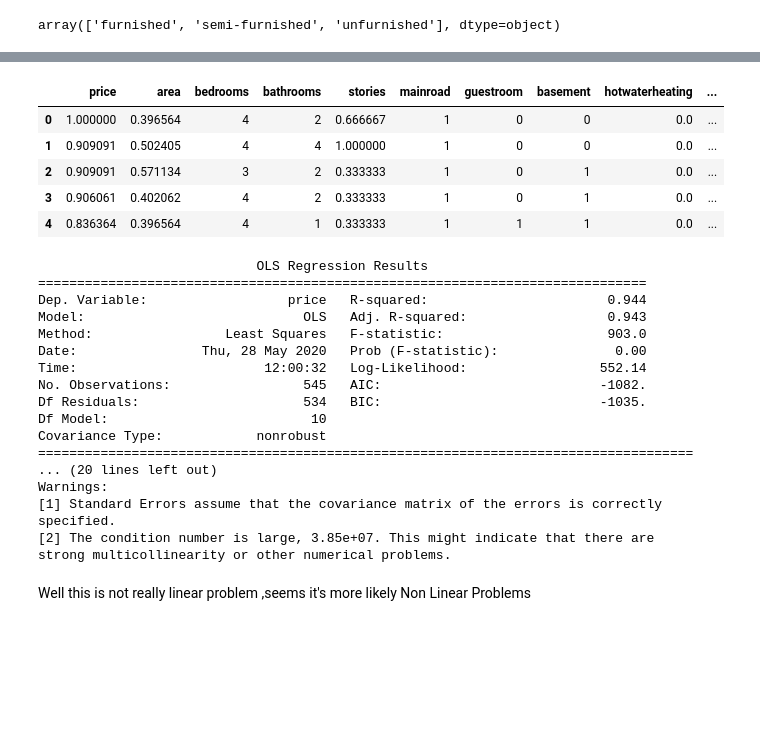
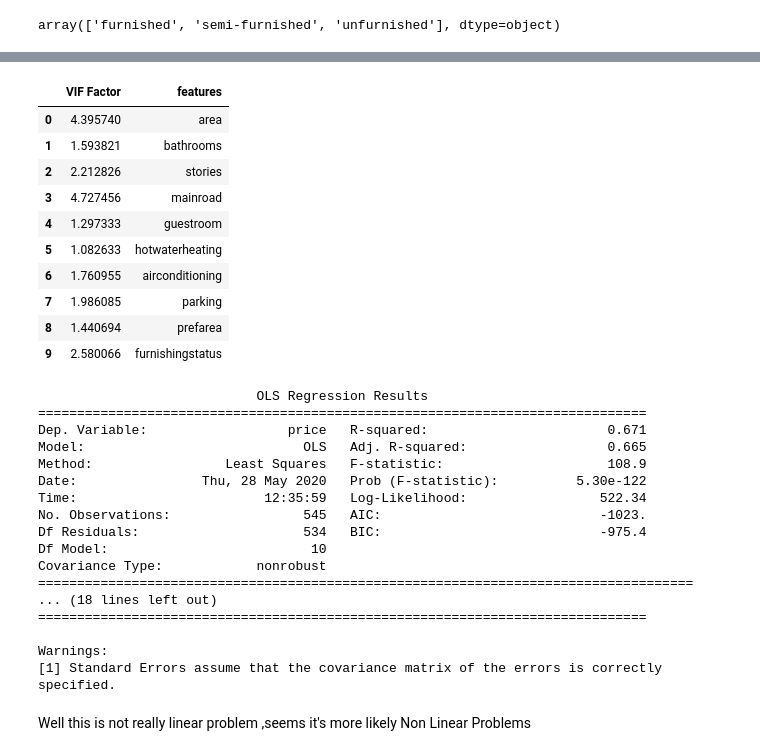
Before and after one commit to Xwyzworms/Regression, a Jupyter notebook: FinalProjectRegression2.ipynb, the cells around one changed output, grey strips where cells are left out. Saved outputs shown, nothing was run; the diff lists cells and outputs as text; code cells hidden in the pictures; blank space fills up the shorter version.

```diff
--- a/FinalProjectRegression2.ipynb
+++ b/FinalProjectRegression2.ipynb
@@ -31,8 +31,11 @@ df["basement"].replace({'yes' : 1, "no" : 0 },inplace=True)
 df["hotwaterheating"].replace({"yes":1 , "no":0},inplace=True)
 df["airconditioning"].replace({"yes":1 , "no":0},inplace=True)
 df["prefarea"].replace({"yes":1 , "no" :0},inplace=True)
-df["furnishingstatus"].replace({"furnished":2 , "semi-furnished":1, "unfurnished":0},inplace=True)
 df["TotalRooms"] = df["bedrooms"].astype(int) + df["bathrooms"].astype(int) +df["guestroom"].astype(int) + df["basement"].astype(int)
 df["HasParking"] = np.where(df["parking"] > 1 ,1,0)
 df["LotBed"] = np.where(df["bedrooms"] >= 4,1,0)
 df["LotBathrooms"] = np.where(df["bathrooms"] >= 3 ,1,0)
+df["furnishingstatus"].replace({"unfurnished":0,"furnished":2,"semi-furnished":1},inplace=True)
+#df=pd.concat([df,pd.get_dummies(df["furnishingstatus"],drop_first=True)],axis=1)
+#df.drop("furnishingstatus",axis=1,inplace=True)
+df.head()
@@ -51,18 +54,32 @@ vif["features"] = x_features.columns
 # %%
 def normalize (x):
     return ( (x-np.min(x))/ (max(x) - min(x)))
 
 
 # applying normalize ( ) to all columns
-df[x_features.columns] = df[x_features.columns].apply(normalize)
+#df[x_features.columns] = df[x_features.columns].apply(normalize)
+df = df.apply(normalize)
 df.head()
+x_features = df.drop(["bedrooms","basement","HasParking","LotBathrooms","price","TotalRooms","LotBed"],axis=1)
+#target = np.log(df['price'])
+target =df['price']
+from statsmodels.stats.outliers_influence import variance_inflation_factor
+vif = pd.DataFrame()
+vif["VIF Factor"] = [variance_inflation_factor(x_features.values, i) for i in range(x_features.shape[1])]
+vif["features"] = x_features.columns
+vif
 # %% [output]
-|  | price | area | bedrooms | bathrooms | stories | mainroad | guestroom | basement | hotwaterheating | ... |
-| 0 | 1.000000 | 0.396564 | 4 | 2 | 0.666667 | 1 | 0 | 0 | 0.0 | ... |
-| 1 | 0.909091 | 0.502405 | 4 | 4 | 1.000000 | 1 | 0 | 0 | 0.0 | ... |
-| 2 | 0.909091 | 0.571134 | 3 | 2 | 0.333333 | 1 | 0 | 1 | 0.0 | ... |
-| 3 | 0.906061 | 0.402062 | 4 | 2 | 0.333333 | 1 | 0 | 1 | 0.0 | ... |
-| 4 | 0.836364 | 0.396564 | 4 | 1 | 0.333333 | 1 | 1 | 1 | 0.0 | ... |
+|  | VIF Factor | features |
+| 0 | 4.395740 | area |
+| 1 | 1.593821 | bathrooms |
+| 2 | 2.212826 | stories |
+| 3 | 4.727456 | mainroad |
+| 4 | 1.297333 | guestroom |
+| 5 | 1.082633 | hotwaterheating |
+| 6 | 1.760955 | airconditioning |
+| 7 | 1.986085 | parking |
+| 8 | 1.440694 | prefarea |
+| 9 | 2.580066 | furnishingstatus |
 # %%
 from sklearn.model_selection import GridSearchCV , KFold ,train_test_split
 from sklearn.metrics import mean_squared_error
@@ -90,21 +107,21 @@ print(linearreg.summary())
 # %% [output]
                             OLS Regression Results
 ==============================================================================
-Dep. Variable:                  price   R-squared:                       0.944
-Model:                            OLS   Adj. R-squared:                  0.943
-Method:                 Least Squares   F-statistic:                     903.0
-Date:                Thu, 28 May 2020   Prob (F-statistic):               0.00
-Time:                        12:00:32   Log-Likelihood:                 552.14
-No. Observations:                 545   AIC:                            -1082.
-Df Residuals:                     534   BIC:                            -1035.
+Dep. Variable:                  price   R-squared:                       0.671
+Model:                            OLS   Adj. R-squared:                  0.665
+Method:                 Least Squares   F-statistic:                     108.9
+Date:                Thu, 28 May 2020   Prob (F-statistic):          5.30e-122
+Time:                        12:35:59   Log-Likelihood:                 522.34
+No. Observations:                 545   AIC:                            -1023.
+Df Residuals:                     534   BIC:                            -975.4
 Df Model:                          10
 Covariance Type:            nonrobust
 ====================================================================================
-... (20 lines left out)
+... (18 lines left out)
+==============================================================================
+
 Warnings:
 [1] Standard Errors assume that the covariance matrix of the errors is correctly specified.
-[2] The condition number is large, 3.85e+07. This might indicate that there are
-strong multicollinearity or other numerical problems.
 # %% [markdown]
 Well this is not really linear problem ,seems it's more likely Non Linear Problems
 # %%
```
Also changed, not shown: parts of 11 cells of this notebook.
